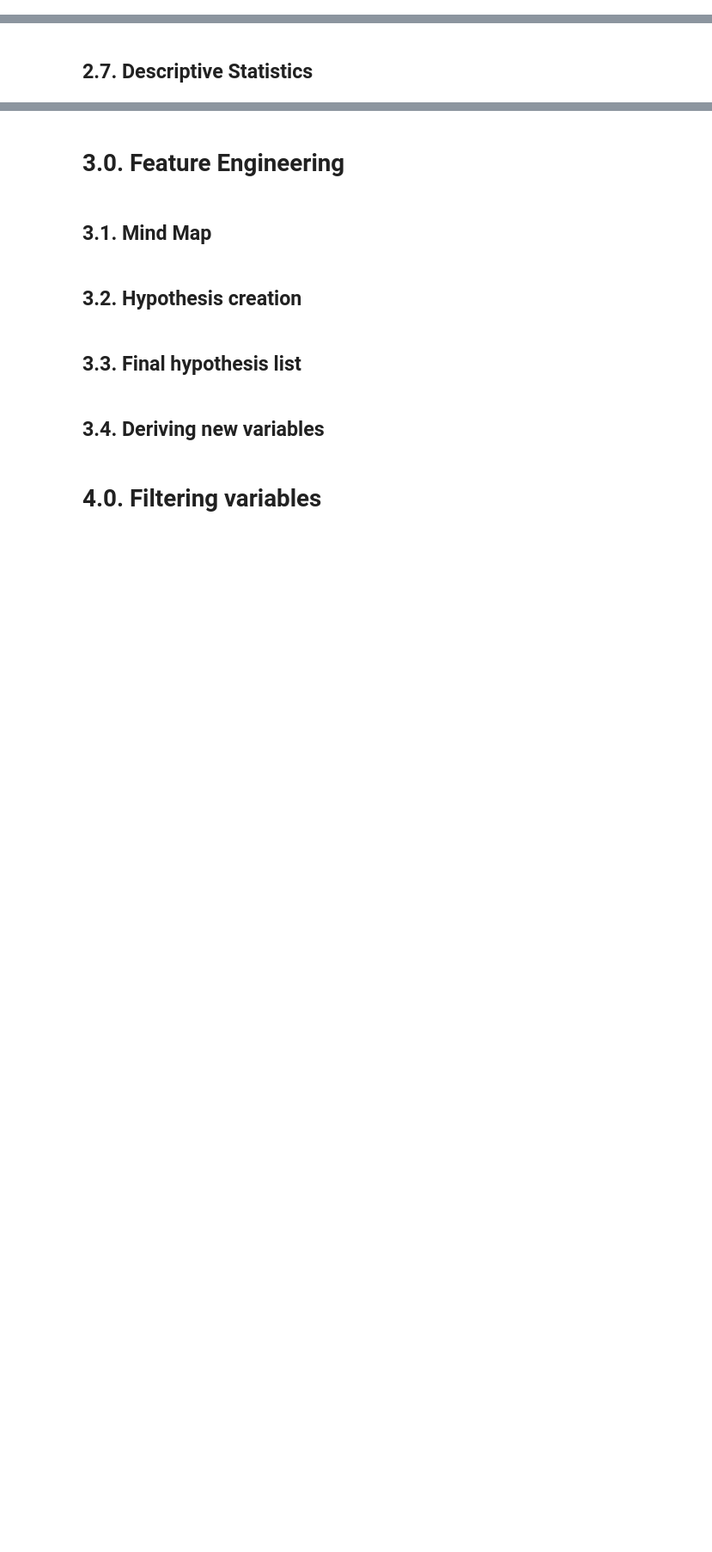
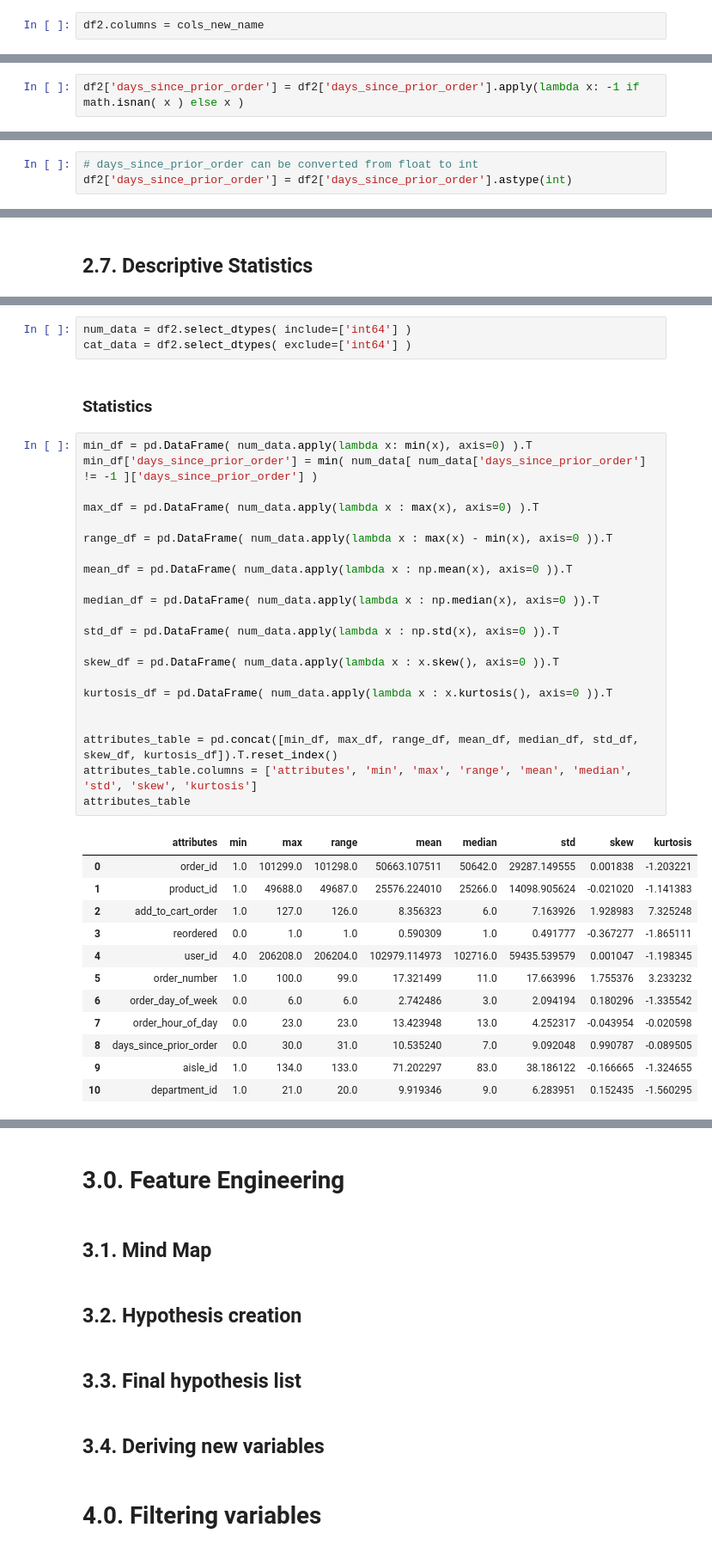
Before and after one commit to gabrielhpr/InstacartClustering, a Jupyter notebook: InstacartClustering.ipynb, the cells around one changed output, grey strips where cells are left out. Shown at 86% size. Drawn from its saved outputs; the diff is of its cells as text; blank space fills up the shorter version.

Commit message:
Completed the data description step

```diff
--- a/InstacartClustering.ipynb
+++ b/InstacartClustering.ipynb
@@ -183,2 +215,4 @@ df_raw.head()
+# %%
+df2.columns = cols_new_name
 # %% [markdown]
 ## 2.2. Data Dimensions
@@ -191,2 +269,4 @@ df_raw.head()
+# %%
+df2['days_since_prior_order'] = df2['days_since_prior_order'].apply(lambda x: -1 if math.isnan( x ) else x )
 # %% [markdown]
 ## 2.6. Change types
@@ -192,0 +291,3 @@ df_raw.head()
+# %%
+# days_since_prior_order can be converted from float to int
+df2['days_since_prior_order'] = df2['days_since_prior_order'].astype(int)
@@ -194,0 +316,40 @@ df_raw.head()
+# %%
+num_data = df2.select_dtypes( include=['int64'] )
+cat_data = df2.select_dtypes( exclude=['int64'] )
+# %% [markdown]
+### Statistics
+# %%
+min_df = pd.DataFrame( num_data.apply(lambda x: min(x), axis=0) ).T
+min_df['days_since_prior_order'] = min( num_data[ num_data['days_since_prior_order'] != -1 ]['days_since_prior_order'] )
+
+max_df = pd.DataFrame( num_data.apply(lambda x : max(x), axis=0) ).T
+
+range_df = pd.DataFrame( num_data.apply(lambda x : max(x) - min(x), axis=0 )).T
+
+mean_df = pd.DataFrame( num_data.apply(lambda x : np.mean(x), axis=0 )).T
+
+median_df = pd.DataFrame( num_data.apply(lambda x : np.median(x), axis=0 )).T
+
+std_df = pd.DataFrame( num_data.apply(lambda x : np.std(x), axis=0 )).T
+
+skew_df = pd.DataFrame( num_data.apply(lambda x : x.skew(), axis=0 )).T
+
+kurtosis_df = pd.DataFrame( num_data.apply(lambda x : x.kurtosis(), axis=0 )).T
+
+
+attributes_table = pd.concat([min_df, max_df, range_df, mean_df, median_df, std_df, skew_df, kurtosis_df]).T.reset_index()
+attributes_table.columns = ['attributes', 'min', 'max', 'range', 'mean', 'median', 'std', 'skew', 'kurtosis']
+attributes_table
+# %% [output]
+|  | attributes | min | max | range | mean | median | std | skew | kurtosis |
+| 0 | order_id | 1.0 | 101299.0 | 101298.0 | 50663.107511 | 50642.0 | 29287.149555 | 0.001838 | -1.203221 |
+| 1 | product_id | 1.0 | 49688.0 | 49687.0 | 25576.224010 | 25266.0 | 14098.905624 | -0.021020 | -1.141383 |
+| 2 | add_to_cart_order | 1.0 | 127.0 | 126.0 | 8.356323 | 6.0 | 7.163926 | 1.928983 | 7.325248 |
+| 3 | reordered | 0.0 | 1.0 | 1.0 | 0.590309 | 1.0 | 0.491777 | -0.367277 | -1.865111 |
+| 4 | user_id | 4.0 | 206208.0 | 206204.0 | 102979.114973 | 102716.0 | 59435.539579 | 0.001047 | -1.198345 |
+| 5 | order_number | 1.0 | 100.0 | 99.0 | 17.321499 | 11.0 | 17.663996 | 1.755376 | 3.233232 |
+| 6 | order_day_of_week | 0.0 | 6.0 | 6.0 | 2.742486 | 3.0 | 2.094194 | 0.180296 | -1.335542 |
+| 7 | order_hour_of_day | 0.0 | 23.0 | 23.0 | 13.423948 | 13.0 | 4.252317 | -0.043954 | -0.020598 |
+| 8 | days_since_prior_order | 0.0 | 30.0 | 31.0 | 10.535240 | 7.0 | 9.092048 | 0.990787 | -0.089505 |
+| 9 | aisle_id | 1.0 | 134.0 | 133.0 | 71.202297 | 83.0 | 38.186122 | -0.166665 | -1.324655 |
+| 10 | department_id | 1.0 | 21.0 | 20.0 | 9.919346 | 9.0 | 6.283951 | 0.152435 | -1.560295 |
```
Also changed, not shown: parts of 18 cells of this notebook.
